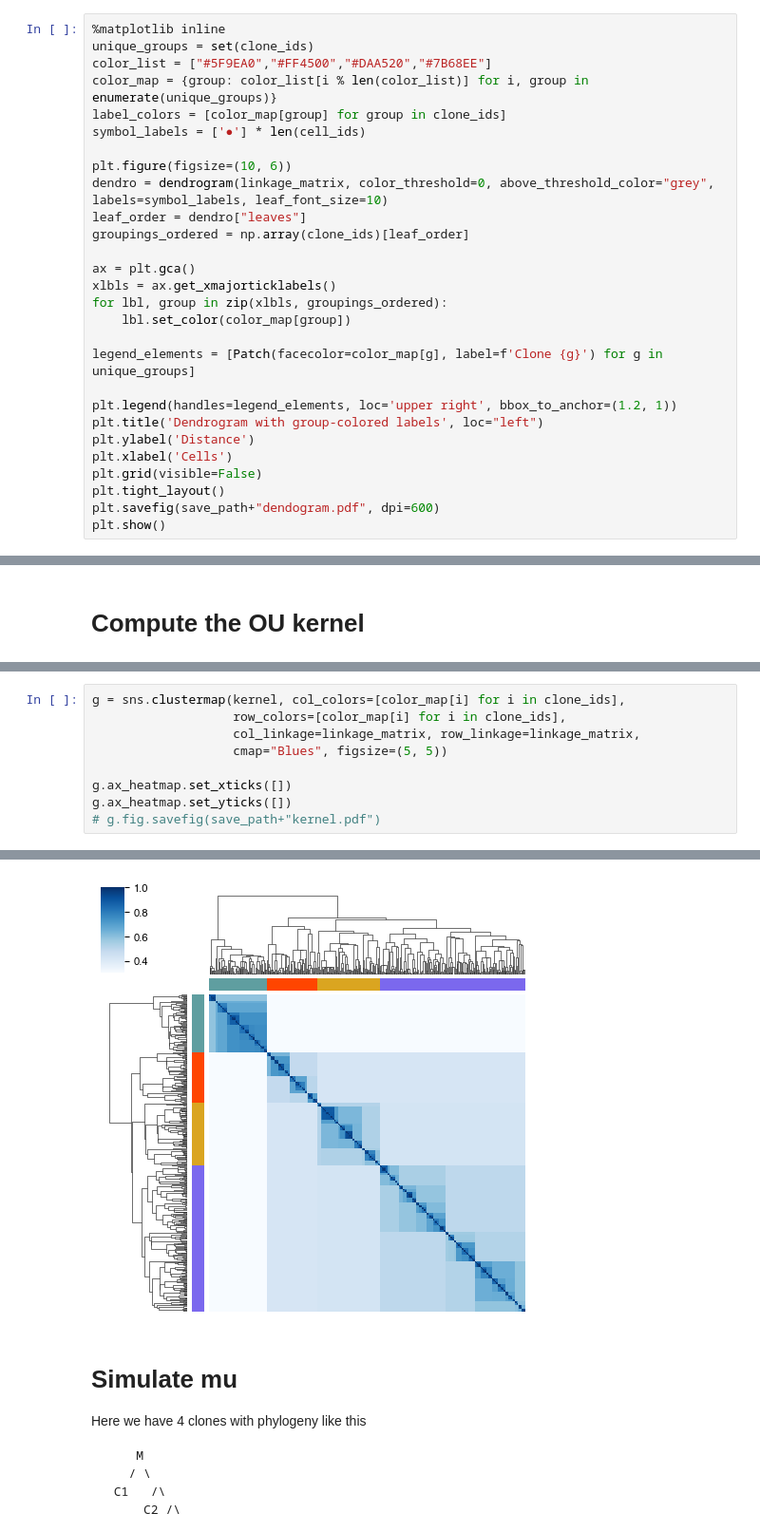
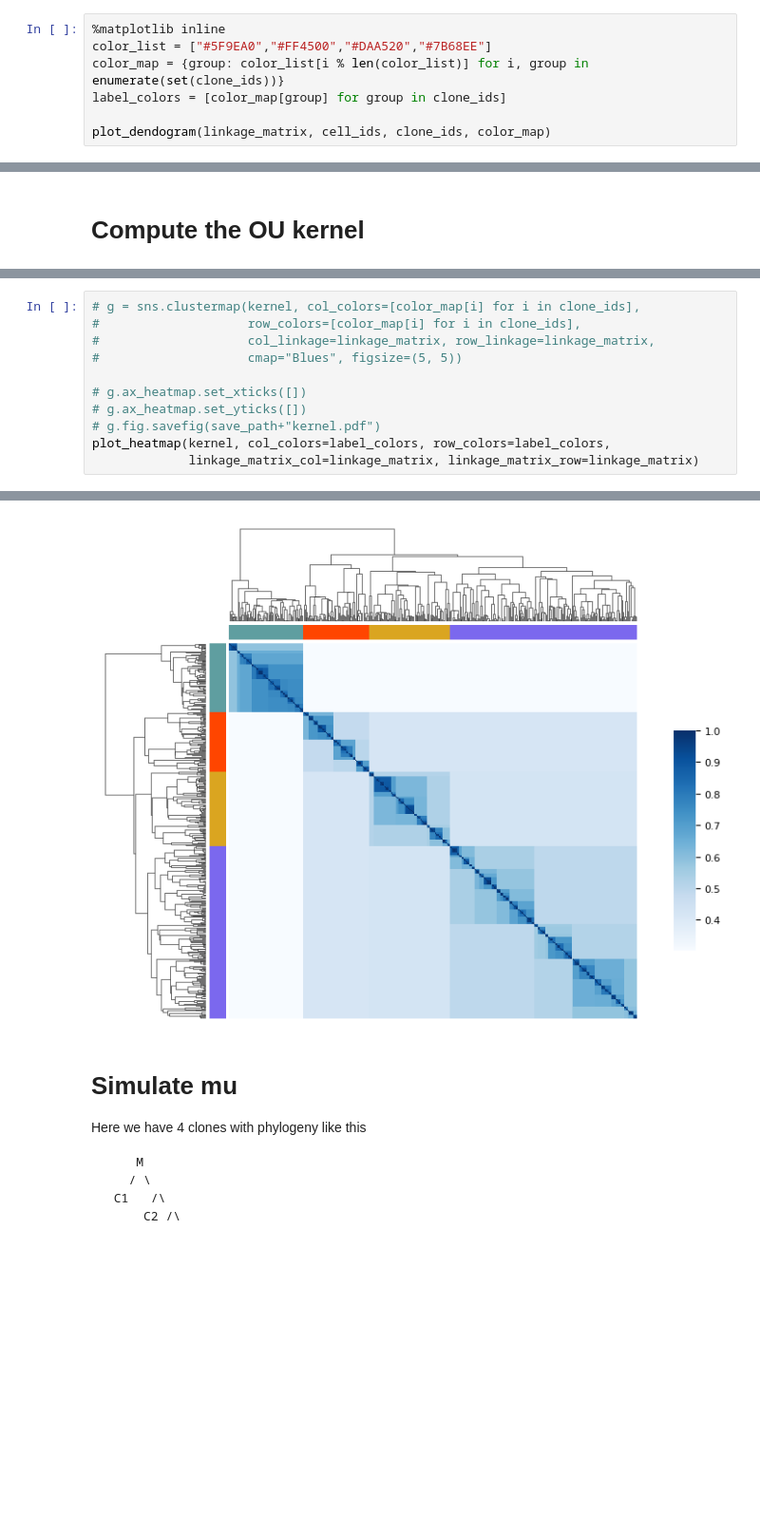
Before and after one commit to elena-buscaroli/snv_caller, a Jupyter notebook: binomial_lik/simulation.ipynb, the cells around one changed output, grey strips where cells are left out. Shown at 95% size. Cells and saved outputs as stored; diff of their text form; blank space fills up the shorter version.

```diff
--- a/binomial_lik/simulation.ipynb
+++ b/binomial_lik/simulation.ipynb
@@ -50,30 +54,9 @@ clone_ids = list(assignments.values())
 # pd.DataFrame({"cell_id": cell_ids, "clone_id": clone_ids}).to_csv("~/Dropbox/work/00_THESIS/figures/cellsnp/cell_groups.csv", index=False)
 # %%
 %matplotlib inline
-unique_groups = set(clone_ids)
 color_list = ["#5F9EA0","#FF4500","#DAA520","#7B68EE"]
-color_map = {group: color_list[i % len(color_list)] for i, group in enumerate(unique_groups)}
+color_map = {group: color_list[i % len(color_list)] for i, group in enumerate(set(clone_ids))}
 label_colors = [color_map[group] for group in clone_ids]
-symbol_labels = ['●'] * len(cell_ids)
 
-plt.figure(figsize=(10, 6))
-dendro = dendrogram(linkage_matrix, color_threshold=0, above_threshold_color="grey", labels=symbol_labels, leaf_font_size=10)
-leaf_order = dendro["leaves"]
-groupings_ordered = np.array(clone_ids)[leaf_order]
-
-ax = plt.gca()
-xlbls = ax.get_xmajorticklabels()
-for lbl, group in zip(xlbls, groupings_ordered):
-    lbl.set_color(color_map[group])
-
-legend_elements = [Patch(facecolor=color_map[g], label=f'Clone {g}') for g in unique_groups]
-
-plt.legend(handles=legend_elements, loc='upper right', bbox_to_anchor=(1.2, 1))
-plt.title('Dendrogram with group-colored labels', loc="left")
-plt.ylabel('Distance')
-plt.xlabel('Cells')
-plt.grid(visible=False)
-plt.tight_layout()
-plt.savefig(save_path+"dendogram.pdf", dpi=600)
-plt.show()
+plot_dendogram(linkage_matrix, cell_ids, clone_ids, color_map)
 # %% [output]
@@ -107,12 +72,14 @@ pd.DataFrame(kernel).to_csv(save_path + "kernel.csv", index=False)
 assert kernel.shape[0] == kernel.shape[1]
 assert kernel.shape[0] == N
 # %%
-g = sns.clustermap(kernel, col_colors=[color_map[i] for i in clone_ids],
-                   row_colors=[color_map[i] for i in clone_ids],
-                   col_linkage=linkage_matrix, row_linkage=linkage_matrix,
-                   cmap="Blues", figsize=(5, 5))
+# g = sns.clustermap(kernel, col_colors=[color_map[i] for i in clone_ids],
+#                    row_colors=[color_map[i] for i in clone_ids],
+#                    col_linkage=linkage_matrix, row_linkage=linkage_matrix,
+#                    cmap="Blues", figsize=(5, 5))
 
-g.ax_heatmap.set_xticks([])
-g.ax_heatmap.set_yticks([])
+# g.ax_heatmap.set_xticks([])
+# g.ax_heatmap.set_yticks([])
 # g.fig.savefig(save_path+"kernel.pdf")
+plot_heatmap(kernel, col_colors=label_colors, row_colors=label_colors,
+             linkage_matrix_col=linkage_matrix, linkage_matrix_row=linkage_matrix)
 # %% [output]
@@ -120,4 +87,4 @@ g.ax_heatmap.set_yticks([])
-[figure, old version]
+[figure, new version]
 # %% [markdown]
 # Simulate mu
 
```
Also changed, not shown: parts of 21 cells of this notebook, 12 other files.
